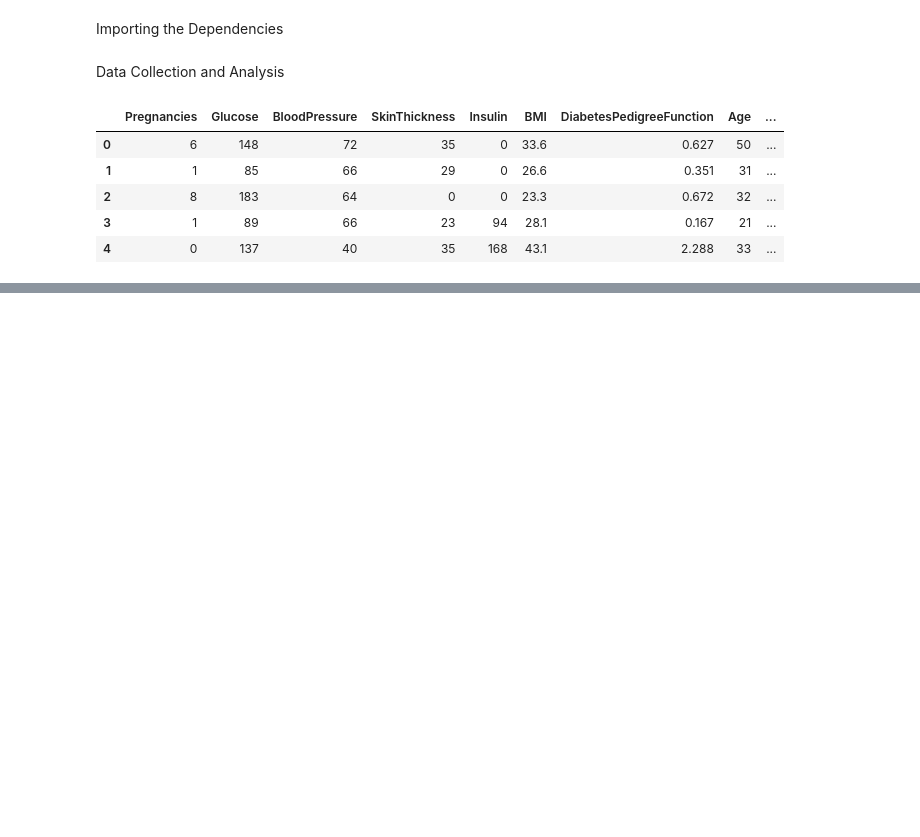
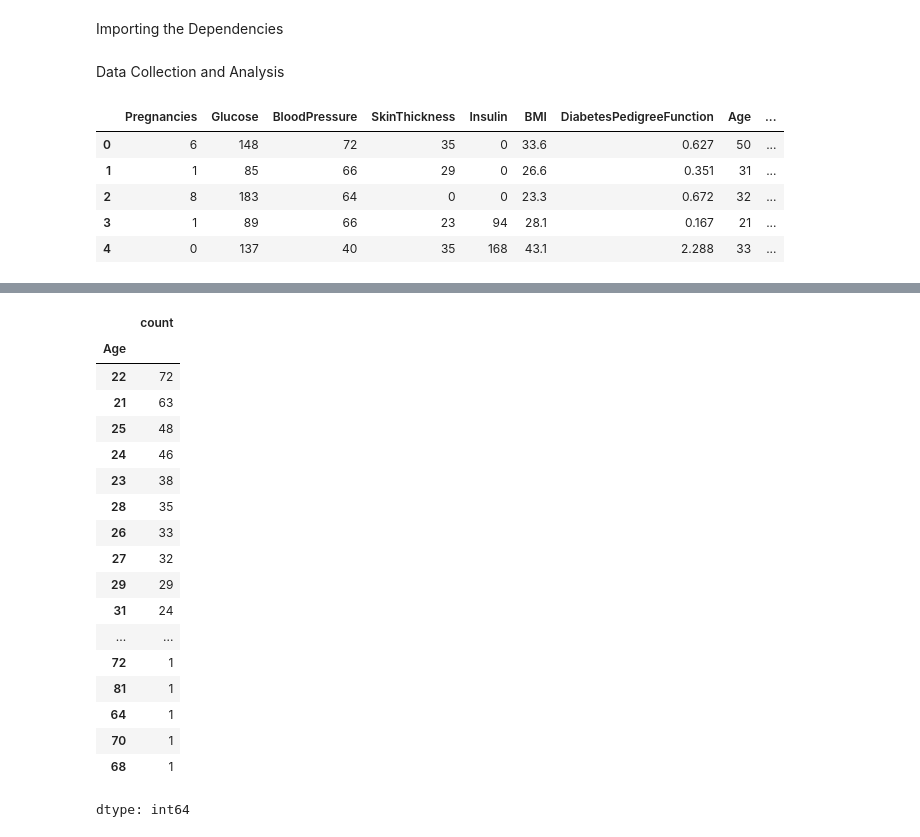
Before and after one commit to Vickayo04/Machine_Learning-Projects, a Jupyter notebook: ML_Project_2_Diabetes_Prediction.ipynb, the cells around one changed output, grey strips where cells are left out. Saved outputs shown, nothing was run; the diff lists cells and outputs as text; code cells hidden in the pictures; blank space fills up the shorter version.

```diff
--- a/ML_Project_2_Diabetes_Prediction.ipynb
+++ b/ML_Project_2_Diabetes_Prediction.ipynb
@@ -27,0 +54,22 @@ diabetes_dataset.head()
+# %%
+diabetes_dataset['Age'].value_counts()
+# %% [output]
+|  | count |
+| Age |  |
+| 22 | 72 |
+| 21 | 63 |
+| 25 | 48 |
+| 24 | 46 |
+| 23 | 38 |
+| 28 | 35 |
+| 26 | 33 |
+| 27 | 32 |
+| 29 | 29 |
+| 31 | 24 |
+| ... | ... |
+| 72 | 1 |
+| 81 | 1 |
+| 64 | 1 |
+| 70 | 1 |
+| 68 | 1 |
+dtype: int64
```
Also changed, not shown: parts of 25 cells of this notebook.
